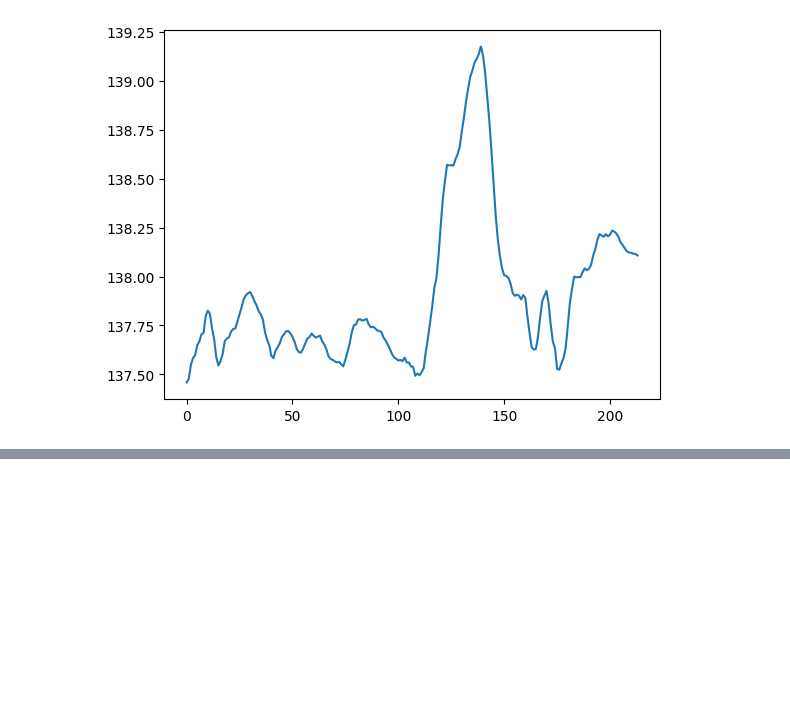
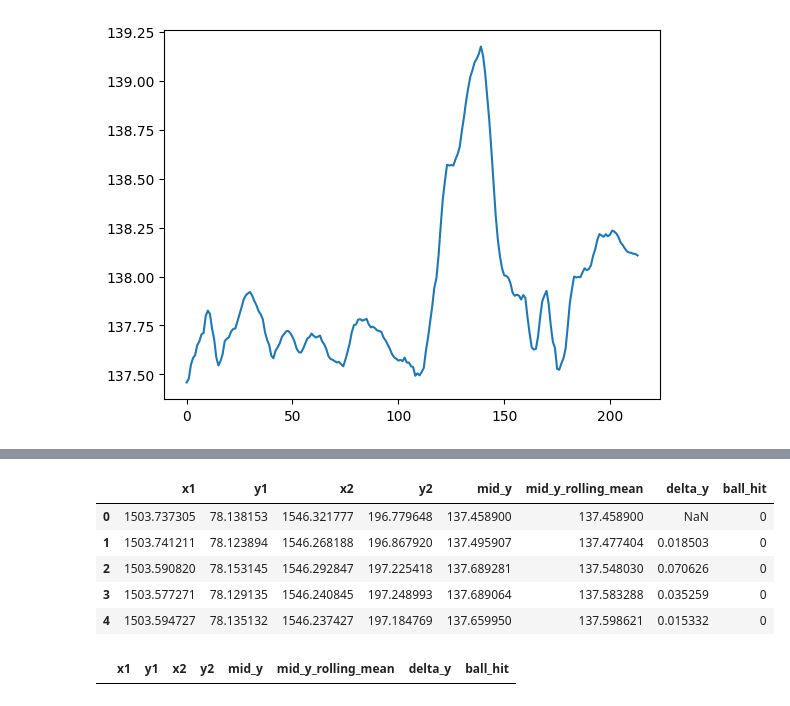
Before and after one commit to TommyNguyen9/Tennis-Analysis-Project, a Jupyter notebook: analysis/ball_analysis.ipynb, the cells around one changed output, grey strips where cells are left out. Saved outputs shown, nothing was run; the diff lists cells and outputs as text; code cells hidden in the pictures; blank space fills up the shorter version.

Commit message:
Updated ball tracker

```diff
--- a/analysis/ball_analysis.ipynb
+++ b/analysis/ball_analysis.ipynb
@@ -33,3 +33,5 @@ plt.plot(df_ball_positions['mid_y_rolling_mean'])
 # %% [output]
 [<matplotlib.lines.Line2D at 0x...>]
 [figure]
+# %%
+df_ball_positions['delta_y'] = df_ball_positions['mid_y_rolling_mean'].diff()
@@ -35,0 +43,34 @@ plt.plot(df_ball_positions['mid_y_rolling_mean'])
+# %%
+df_ball_positions["ball_hit"] = 0
+# %%
+minimum_change_frames_for_hit = 30
+for i in range(1, len(df_ball_positions) - int(minimum_change_frames_for_hit * 1.2)):
+    negative_position_change = df_ball_positions['delta_y'].iloc[i] > 0 and df_ball_positions['delta_y'].iloc[i + 1] < 0
+    positive_position_change = df_ball_positions['delta_y'].iloc[i] > 0 and df_ball_positions['delta_y'].iloc[i + 1] < 0
+
+    if negative_position_change or positive_position_change:
+        change_count = 0
+        for change_frame in range(i + 1, i + int(minimum_change_frames_for_hit * 1.2 ) + 1):
+             negative_position_change_following_frame = df_ball_positions['delta_y'].iloc[i] > 0 and df_ball_positions['delta_y'].iloc[change_frame] < 0
+             positive_position_change_following_frame = df_ball_positions['delta_y'].iloc[i] > 0 and df_ball_positions['delta_y'].iloc[change_frame] < 0
+
+             if negative_position_change and negative_position_change_following_frame:
+                 change_count += 1
+             elif negative_position_change and negative_position_change_following_frame:
+                 change_count += 1
+
+        if change_count > minimum_change_frames_for_hit - 1:
+            df_ball_positions['ball_hit'].iloc[i] = 1
+# %%
+df_ball_positions.head(5)
+# %% [output]
+|  | x1 | y1 | x2 | y2 | mid_y | mid_y_rolling_mean | delta_y | ball_hit |
+| 0 | 1503.737305 | 78.138153 | 1546.321777 | 196.779648 | 137.458900 | 137.458900 | NaN | 0 |
+| 1 | 1503.741211 | 78.123894 | 1546.268188 | 196.867920 | 137.495907 | 137.477404 | 0.018503 | 0 |
+| 2 | 1503.590820 | 78.153145 | 1546.292847 | 197.225418 | 137.689281 | 137.548030 | 0.070626 | 0 |
+| 3 | 1503.577271 | 78.129135 | 1546.240845 | 197.248993 | 137.689064 | 137.583288 | 0.035259 | 0 |
+| 4 | 1503.594727 | 78.135132 | 1546.237427 | 197.184769 | 137.659950 | 137.598621 | 0.015332 | 0 |
+# %%
+df_ball_positions[df_ball_positions['ball_hit'] == 1]
+# %% [output]
+|  | x1 | y1 | x2 | y2 | mid_y | mid_y_rolling_mean | delta_y | ball_hit |
```
Also changed, not shown: parts of 2 cells of this notebook, 1 other file.
